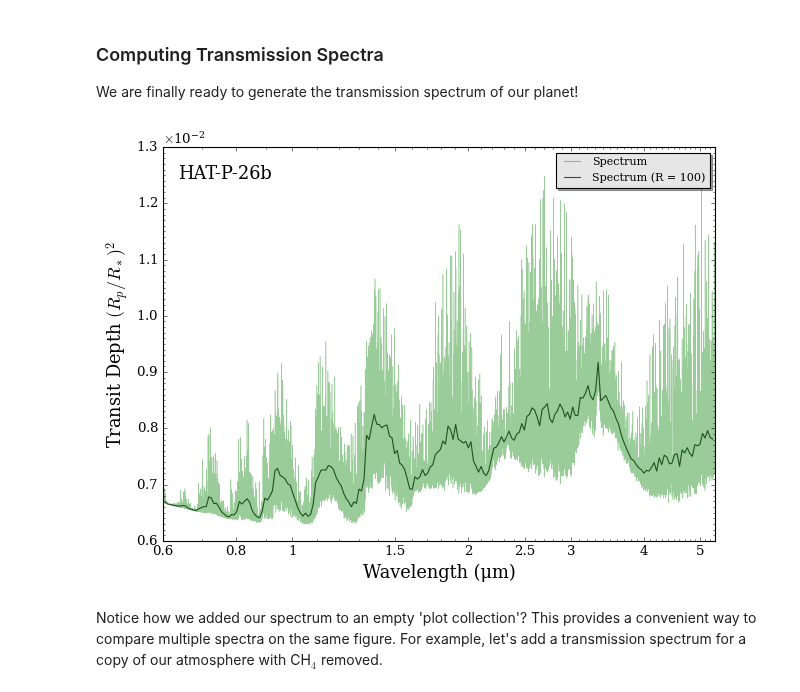
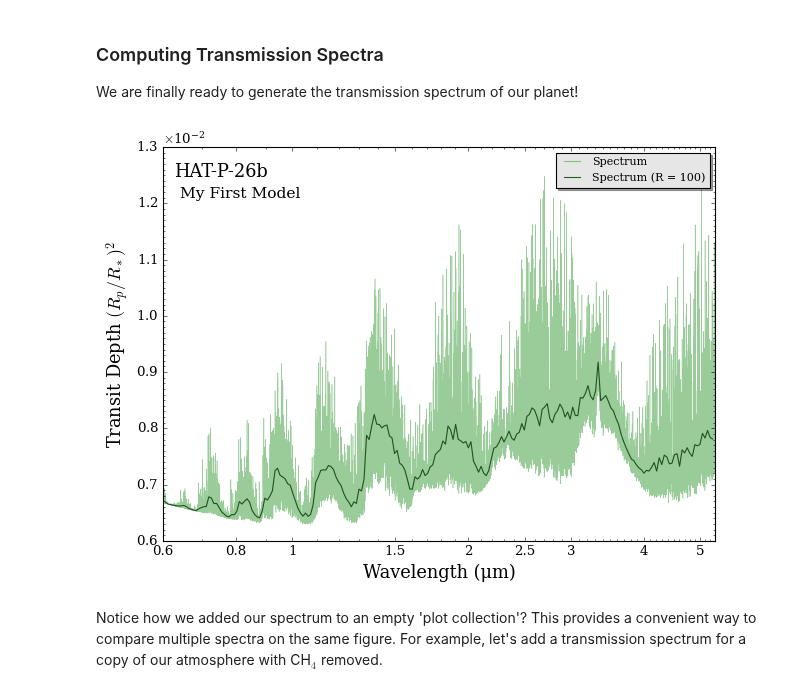
Before and after one commit to MartianColonist/POSEIDON, a Jupyter notebook: docs/content/notebooks/transmission_basic.ipynb, the cells around one changed output. Cells and saved outputs as stored; diff of their text form; code cells hidden in the pictures.

```diff
--- a/docs/content/notebooks/transmission_basic.ipynb
+++ b/docs/content/notebooks/transmission_basic.ipynb
@@ -203,19 +199,19 @@ We are finally ready to generate the transmission spectrum of our planet!
 # %%
 from POSEIDON.core import compute_spectrum
 from POSEIDON.visuals import plot_spectra
 from POSEIDON.utility import plot_collection
 
 # Generate our first transmission spectrum
 spectrum = compute_spectrum(planet, star, model, atmosphere, opac, wl,
                             spectrum_type = 'transmission')
 
 # Add the spectrum we want to plot to an empty spectra plot collection
 spectra = plot_collection(spectrum, wl, collection = [])
 
 # Produce figure and save to file
-fig = plot_spectra(spectra, planet, R_to_bin = 100)
+fig = plot_spectra(spectra, planet, R_to_bin = 100, plt_label = 'My First Model')
 # %% [output]
-[figure, old version]
+[figure, new version]
 # %% [markdown]
 Notice how we added our spectrum to an empty 'plot collection'? This provides a convenient way to compare multiple spectra on the same figure. For example, let's add a transmission spectrum for a copy of our atmosphere with CH$_4$ removed.
 # %%
```
Also changed, not shown: parts of 10 cells of this notebook, 1 other file.
